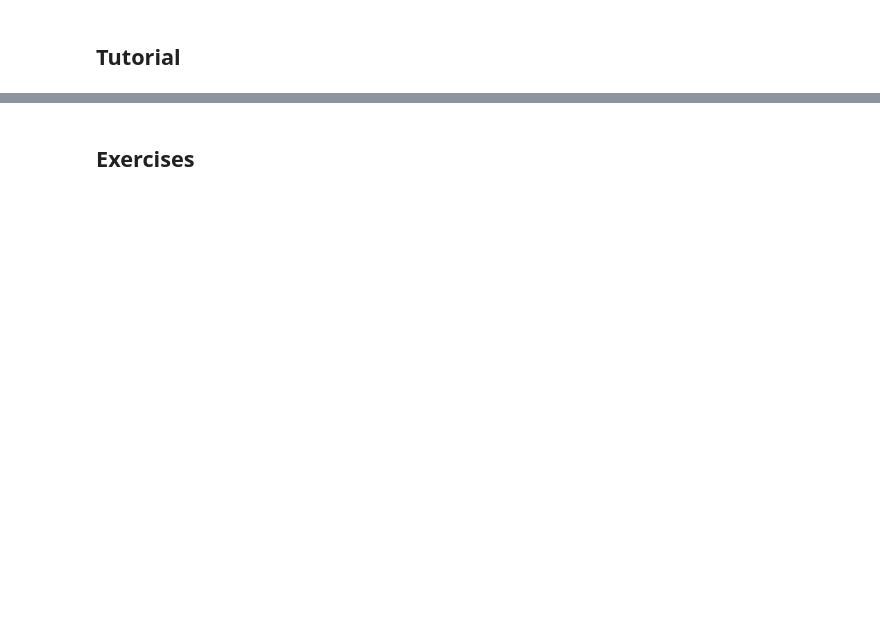
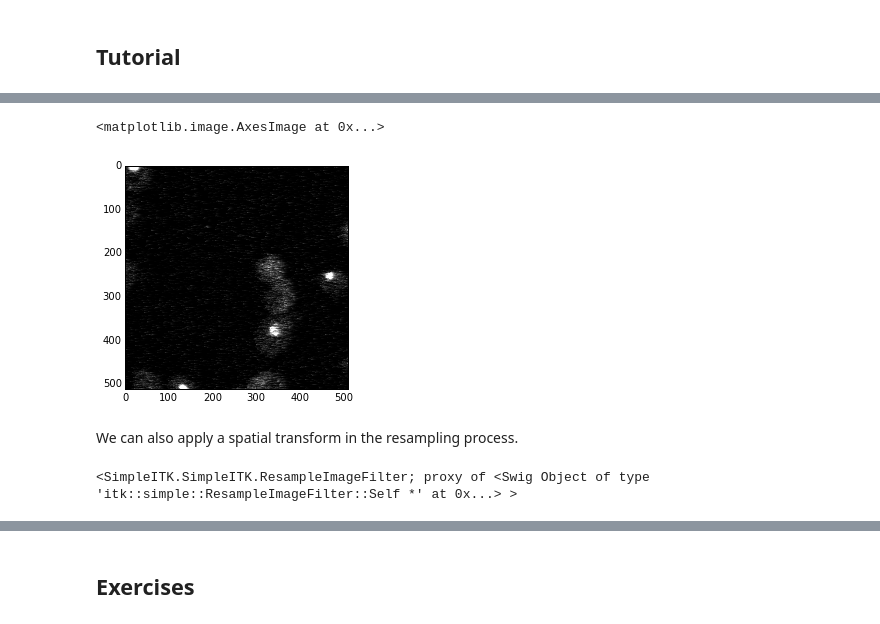
Before and after one commit to InsightSoftwareConsortium/SimpleITKWorkshopImageJ2015, a Jupyter notebook: 4_Resampling_Images.ipynb, the cells around one changed output, grey strips where cells are left out. Saved outputs shown, nothing was run; the diff lists cells and outputs as text; code cells hidden in the pictures; blank space fills up the shorter version.

```diff
--- a/4_Resampling_Images.ipynb
+++ b/4_Resampling_Images.ipynb
@@ -46,0 +71,2 @@ For each pixel in the output image:
+# %%
+resampler = sitk.ResampleImageFilter()
@@ -46,0 +100,15 @@ For each pixel in the output image:
+# %%
+resampled_image = resampler.Execute(input_image)
+plt.imshow(sitk.GetArrayFromImage(resampled_image[:,:,4]), cmap='gray')
+# %% [output]
+<matplotlib.image.AxesImage at 0x...>
+[figure, added]
+# %% [markdown]
+We can also apply a spatial transform in the resampling process.
+# %%
+dimension = 3
+translation = (-100.0, -200.0, 0.0)
+transform = sitk.TranslationTransform(dimension, translation)
+resampler.SetTransform(transform)
+# %% [output]
+<SimpleITK.SimpleITK.ResampleImageFilter; proxy of <Swig Object of type 'itk::simple::ResampleImageFilter::Self *' at 0x...> >
```
Also changed, not shown: parts of 18 cells of this notebook, 1 other file.
